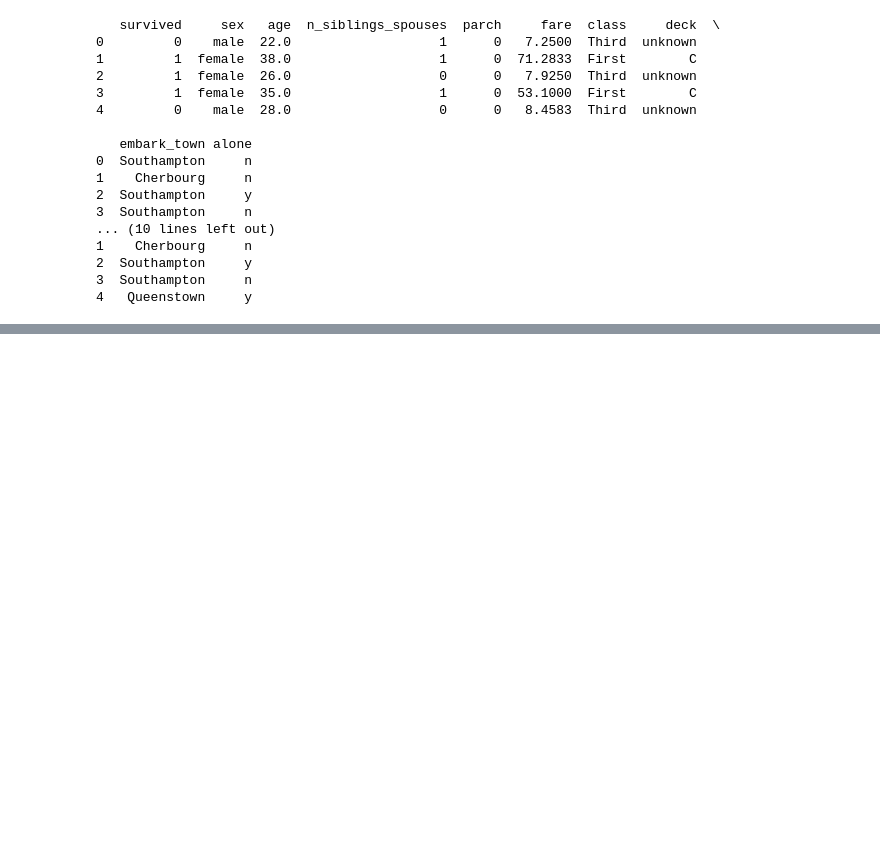
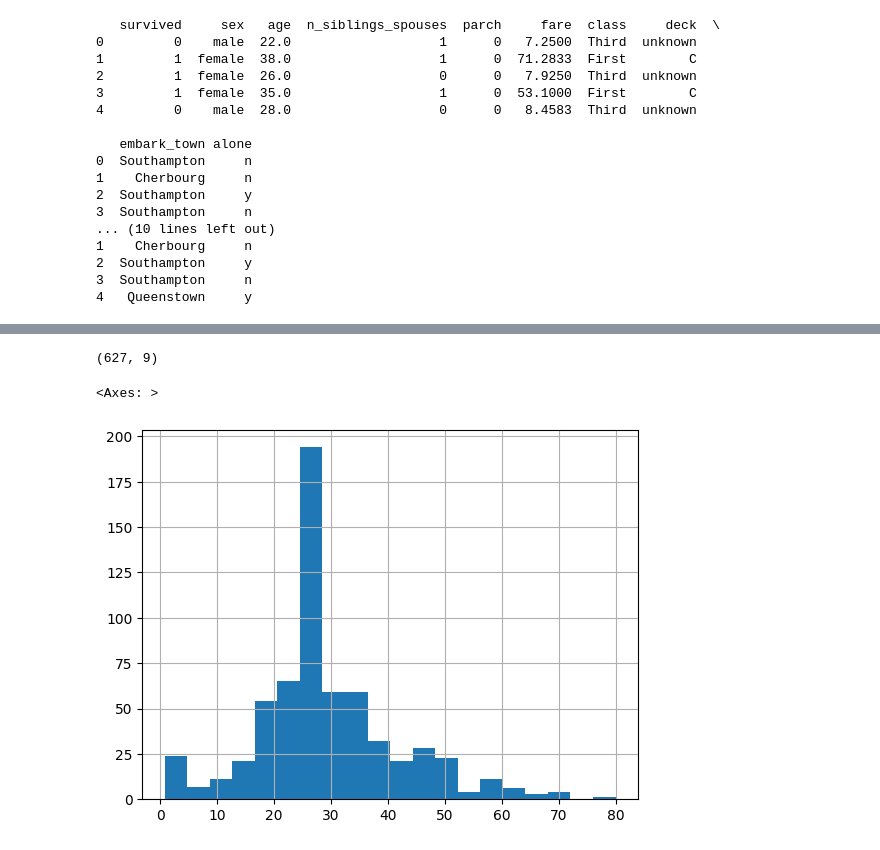
Before and after one commit to Abhayxyzz/ML-AI, a Jupyter notebook: Tensor Flow/Core_Learning_Algorithms.ipynb, the cells around one changed output, grey strips where cells are left out. Cells and saved outputs as stored; diff of their text form; code cells hidden in the pictures; blank space fills up the shorter version.

```diff
--- a/Tensor Flow/Core_Learning_Algorithms.ipynb
+++ b/Tensor Flow/Core_Learning_Algorithms.ipynb
@@ -38,0 +51,9 @@ print(dftrain.head())
+# %%
+dftrain.shape
+# %% [output]
+(627, 9)
+# %%
+dftrain.age.hist(bins=20)
+# %% [output]
+<Axes: >
+[figure, added]
```
Also changed, not shown: parts of 3 cells of this notebook.
